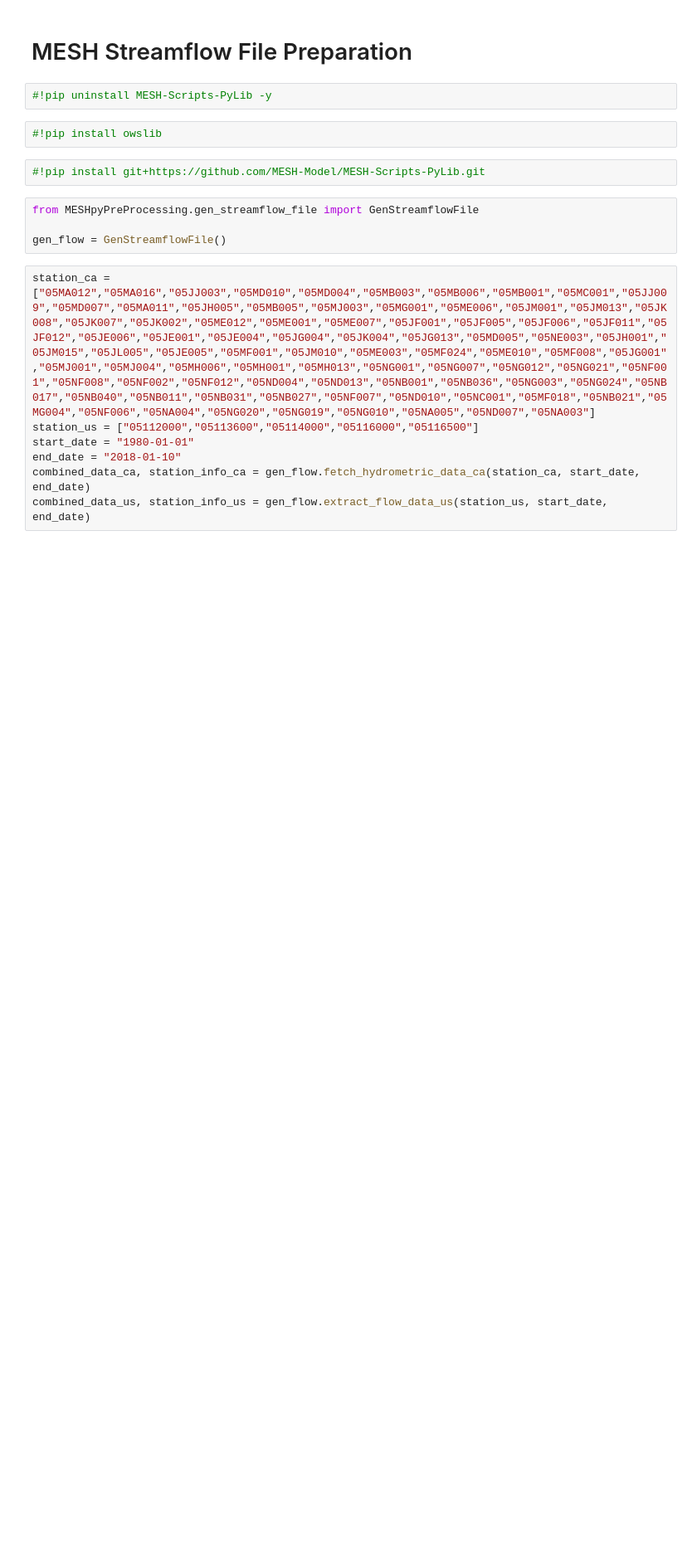
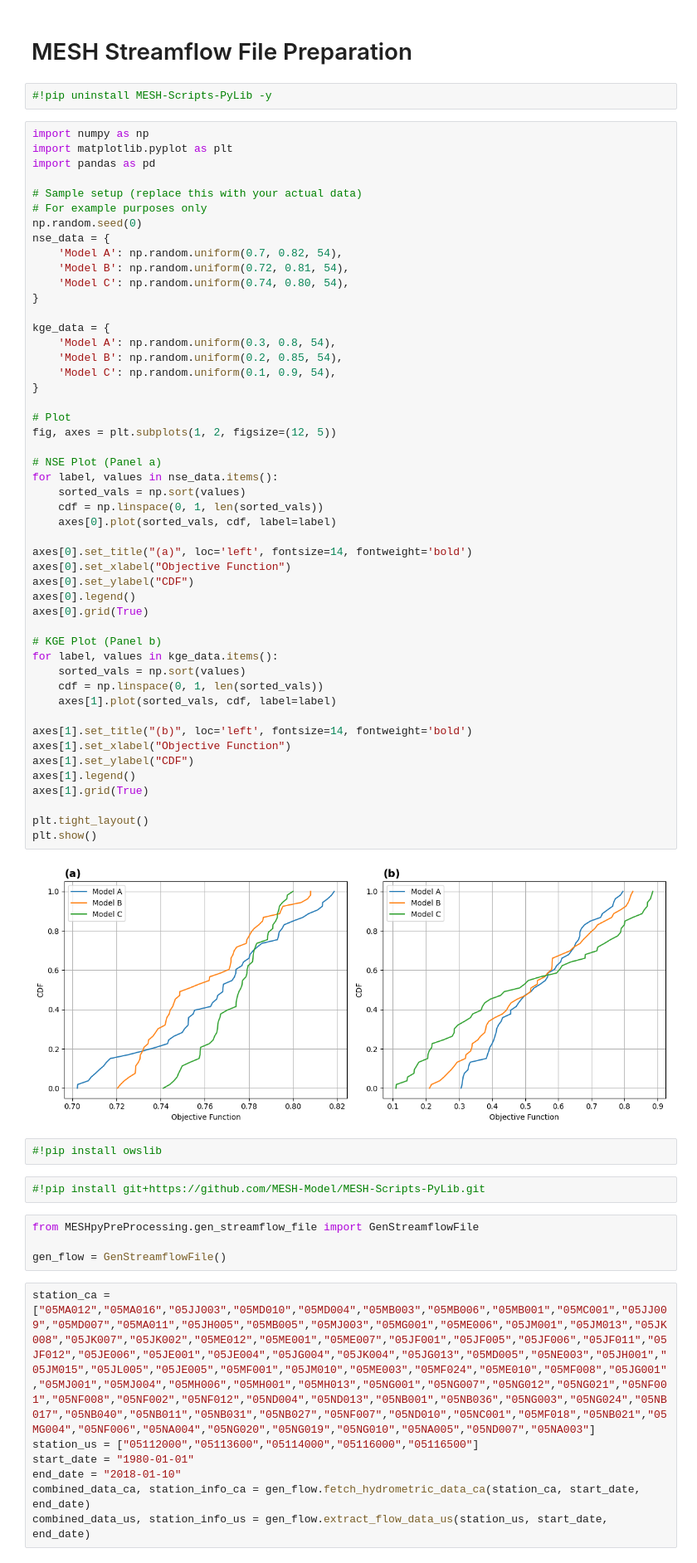
Before and after one commit to fuadyassin/MESH-Scripts-PyLib, a Jupyter notebook: docs/source/MESH_StreamflowFilePrep.ipynb, the cells around one changed output. Shown: that part at 83% size. Cells and saved outputs as stored; diff of their text form; blank space fills up the shorter version.

Commit message:
Tested visualization and added example for it
Tested visualization and added example for it

```diff
--- a/docs/source/MESH_StreamflowFilePrep.ipynb
+++ b/docs/source/MESH_StreamflowFilePrep.ipynb
@@ -2,6 +2,57 @@
 # MESH Streamflow File Preparation
 # %%
 #!pip uninstall MESH-Scripts-PyLib -y
+# %%
+import numpy as np
+import matplotlib.pyplot as plt
+import pandas as pd
+
+# Sample setup (replace this with your actual data)
+# For example purposes only
+np.random.seed(0)
+nse_data = {
+    'Model A': np.random.uniform(0.7, 0.82, 54),
+    'Model B': np.random.uniform(0.72, 0.81, 54),
+    'Model C': np.random.uniform(0.74, 0.80, 54),
+}
+
+kge_data = {
+    'Model A': np.random.uniform(0.3, 0.8, 54),
+    'Model B': np.random.uniform(0.2, 0.85, 54),
+    'Model C': np.random.uniform(0.1, 0.9, 54),
+}
+
+# Plot
+fig, axes = plt.subplots(1, 2, figsize=(12, 5))
+
+# NSE Plot (Panel a)
+for label, values in nse_data.items():
+    sorted_vals = np.sort(values)
+    cdf = np.linspace(0, 1, len(sorted_vals))
+    axes[0].plot(sorted_vals, cdf, label=label)
+
+axes[0].set_title("(a)", loc='left', fontsize=14, fontweight='bold')
+axes[0].set_xlabel("Objective Function")
+axes[0].set_ylabel("CDF")
+axes[0].legend()
+axes[0].grid(True)
+
+# KGE Plot (Panel b)
+for label, values in kge_data.items():
+    sorted_vals = np.sort(values)
+    cdf = np.linspace(0, 1, len(sorted_vals))
+    axes[1].plot(sorted_vals, cdf, label=label)
+
+axes[1].set_title("(b)", loc='left', fontsize=14, fontweight='bold')
+axes[1].set_xlabel("Objective Function")
+axes[1].set_ylabel("CDF")
+axes[1].legend()
+axes[1].grid(True)
+
+plt.tight_layout()
+plt.show()
+# %% [output]
+[figure, added]
 # %%
 #!pip install owslib
 # %%
```
Also changed, not shown: 4 other files.
